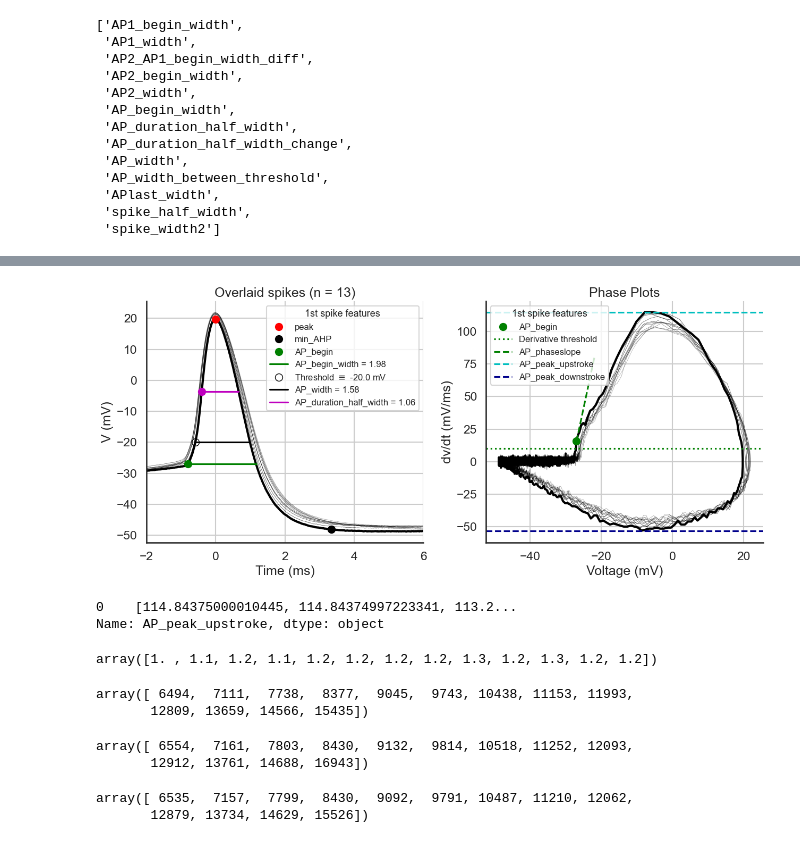
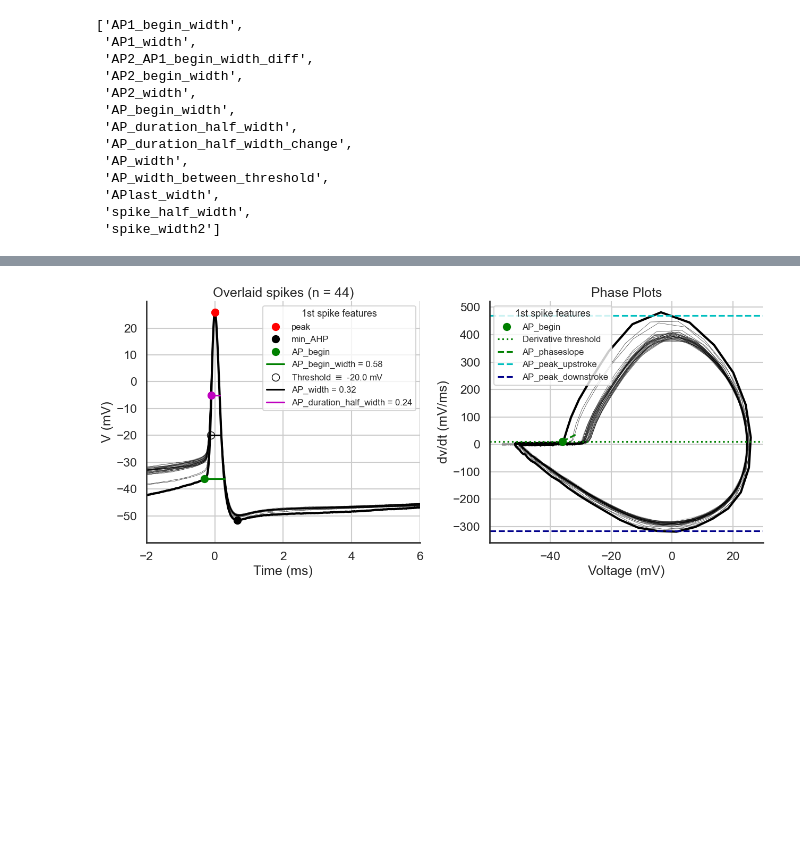
Before and after one commit to AllenNeuralDynamics/LCNE-patchseq-analysis, a Jupyter notebook: notebook/efel.ipynb, the cells around one changed output, grey strips where cells are left out. Cells and saved outputs as stored; diff of their text form; code cells hidden in the pictures; blank space fills up the shorter version.

```diff
--- a/notebook/efel.ipynb
+++ b/notebook/efel.ipynb
@@ -68,14 +68,20 @@ inactivation_tc_end_skip: 10
 # %%
 from LCNE_patchseq_analysis.data_util.nwb import PatchSeqNWB
 
-sweep_number = 129
 
 # Load an example NWB file
-raw = PatchSeqNWB(ephys_roi_id="1408897096")
+# raw = PatchSeqNWB(ephys_roi_id="1408897096")
+# sweep_number = 129
+# sweep_number = 93
+
+raw = PatchSeqNWB(ephys_roi_id="1263776122")
+sweep_number = 33
 
 # Get trace and time for sweep 0
 trace = raw.get_raw_trace(sweep_number)
 time = raw.dt_ms * np.arange(len(trace))
+stimulus = raw.get_stimulus(sweep_number)
+
 stim_start = raw.df_sweeps.query("sweep_number == @sweep_number")["stimulus_start_time"].values[0] * 1000
 stim_end = stim_start + raw.df_sweeps.query("sweep_number == @sweep_number")["stimulus_duration"].values[0] * 1000
 
@@ -182,7 +196,8 @@ peak_times = [time_interpolated[ind] for ind in df_features["peak_indices"][0]]
 BEGIN_OFFSET = 2  # ms between begin_time to the eFEL AP_begin_time
 begin_times = [time_interpolated[ind] - BEGIN_OFFSET for ind in df_features["AP_begin_indices"][0]]
 end_times = begin_times[1:]  # From this begin to the start of tne next begin
-end_times.append(stim_end)
+# end_times.append(stim_end)
+end_times.append(time_interpolated[df_features["min_between_peaks_indices"][0][-1]])
 
 n_spikes = len(peak_times)
 alphas = 0.8 * np.exp(-np.arange(n_spikes)/n_spikes)
@@ -202,8 +217,8 @@ for i, (begin_time, end_time, peak_time) in reversed(list(enumerate(zip(begin_ti
     t = time[idx] - peak_time  # Center the time on the spike
     v = trace[idx]
 
-    dvdt = np.gradient(v, t)
-    # dvdt = five_point_stencil_derivative(v, t) # eFEL uses this
+    # dvdt = np.gradient(v, t)
+    dvdt = five_point_stencil_derivative(v, t) # eFEL uses this
 
     if i > 0:
         # Only overlay the traces for following spikes with a lower opacity
@@ -272,55 +287,31 @@ for i, (begin_time, end_time, peak_time) in reversed(list(enumerate(zip(begin_ti
     ax_phase.axhline(efel.get_settings().DerivativeThreshold, color="g", linestyle=":", label="Derivative threshold")
 
     # Phase plot: AP_phaseslope
     xx = np.linspace(v[begin_ind], v[begin_ind] + 5, 100)
     yy = dvdt[begin_ind] + (xx - v[begin_ind]) * df_features["AP_phaseslope"][0][i]
     ax_phase.plot(xx, yy, "g--", label=f"AP_phaseslope")
 
     # Phase plot: AP_peak_upstroke
     ax_phase.axhline(df_features["AP_peak_upstroke"][0][i], color="c", linestyle="--", label="AP_peak_upstroke")
 
     # Phase plot: AP_peak_downstroke
     ax_phase.axhline(df_features["AP_peak_downstroke"][0][i], color="darkblue", linestyle="--", label="AP_peak_downstroke")
 
 # For 1D array or single subplot
 ax_v.set_xlim(-BEGIN_OFFSET, 6)
 ax_v.set_xlabel('Time (ms)')
 ax_v.set_ylabel('V (mV)')
 ax_v.set_title(f'Overlaid spikes (n = {n_spikes})')
 ax_v.legend(loc="best", fontsize=12, title="1st spike features", title_fontsize=13)  # Outside the plot
 ax_v.grid(True)
 
 ax_phase.set_xlabel('Voltage (mV)')
 ax_phase.set_ylabel('dv/dt (mV/ms)')
 ax_phase.set_title('Phase Plots')
 ax_phase.legend(loc="best", fontsize=12, title="1st spike features", title_fontsize=13)  # Outside the plot
 ax_phase.grid(True)
 
 fig.tight_layout()
 sns.despine()
 # %% [output]
-[figure, old version]
+[figure, new version]
-# %%
-df_features["AP_peak_upstroke"]
-# %% [output]
-0    [114.84375000010445, 114.84374997223341, 113.2...
-Name: AP_peak_upstroke, dtype: object
-# %%
-df_features["AP_duration_half_width"][0]
-# %% [output]
-array([1. , 1.1, 1.2, 1.1, 1.2, 1.2, 1.2, 1.2, 1.3, 1.2, 1.3, 1.2, 1.2])
-# %%
-df_features["AP_rise_indices"][0]
-# %% [output]
-array([ 6494,  7111,  7738,  8377,  9045,  9743, 10438, 11153, 11993,
-       12809, 13659, 14566, 15435])
-# %%
-features[0]["min_between_peaks_indices"]
-# %% [output]
-array([ 6554,  7161,  7803,  8430,  9132,  9814, 10518, 11252, 12093,
-       12912, 13761, 14688, 16943])
-# %%
-features[0]["min_AHP_indices"]
-# %% [output]
-array([ 6535,  7157,  7799,  8430,  9092,  9791, 10487, 11210, 12062,
-       12879, 13734, 14629, 15526])
```
Also changed, not shown: parts of 2 cells of this notebook.
